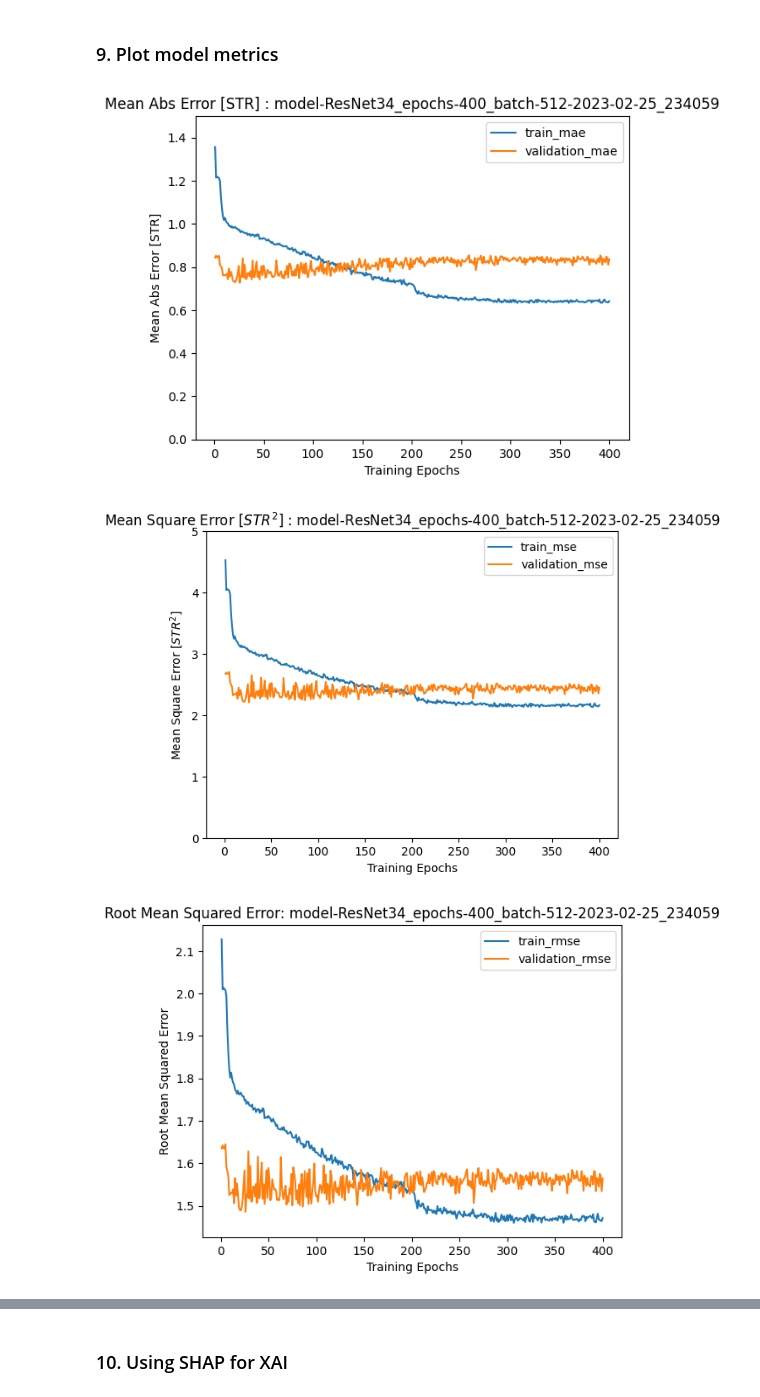
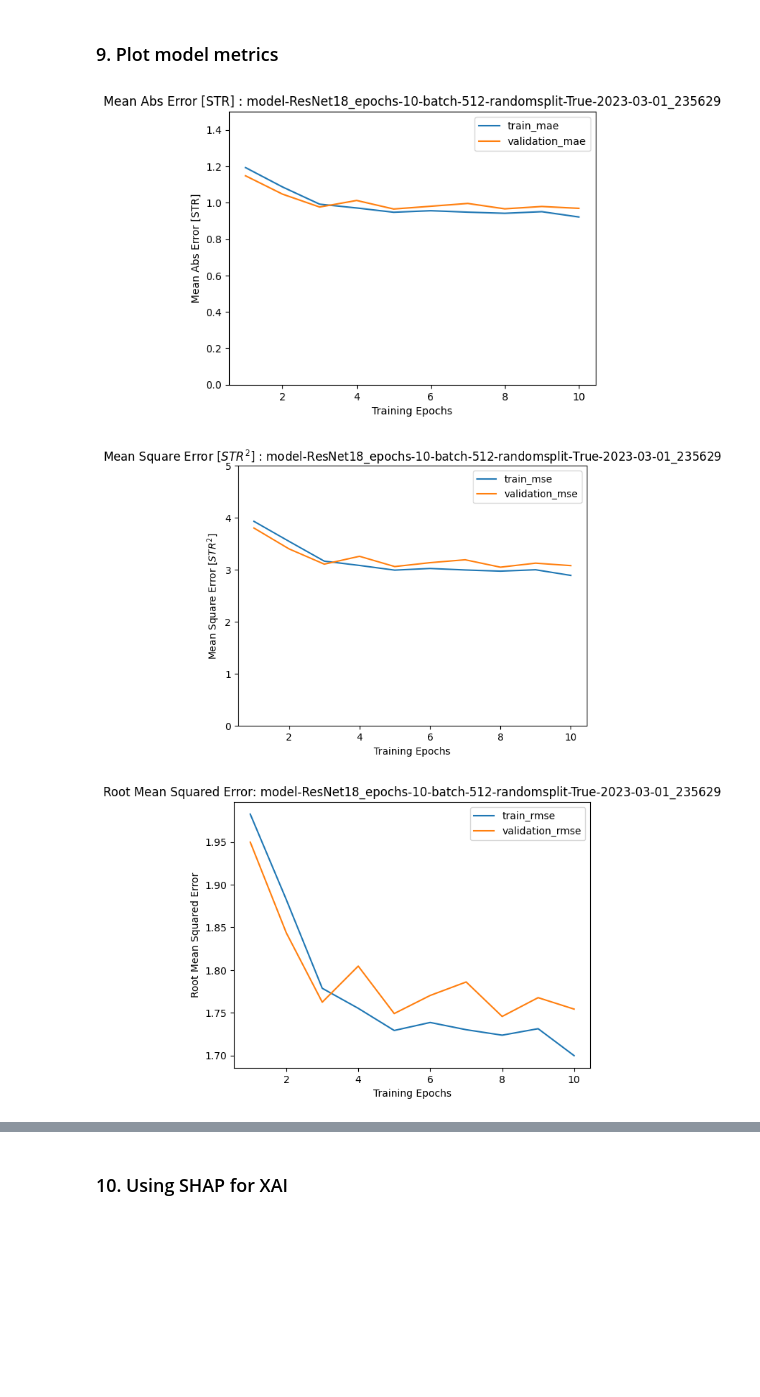
Before and after one commit to mystous/MDSM_ResNetbased, a Jupyter notebook: MDSMResnet_Various_Hyperparameter.ipynb, the cells around one changed output, grey strips where cells are left out. Saved outputs shown, nothing was run; the diff lists cells and outputs as text; code cells hidden in the pictures; blank space fills up the shorter version.

```diff
--- a/MDSMResnet_Various_Hyperparameter.ipynb
+++ b/MDSMResnet_Various_Hyperparameter.ipynb
@@ -42,6 +42,7 @@ import shap
 import time, sys
 import numpy
 import os
+import math
 
 from ResNet import Bottleneck, ResNet, ResNet50, ResNet18, ResNet34, ResNet101, ResNet152
 from torch.utils.data import Dataset, Subset
@@ -60,22 +61,22 @@ def is_running_on_ipython():
         return False
 
 #arg[1]
-EPOCHS = 400
+EPOCHS = 10
 #arg[2]
 BATCH_SIZE = 512
 #arg[3]
-net_type = "ResNet34"
+net_type = "ResNet18"
 #arg[4]
-split_random = False
+split_random = True
 #arg[5]
 path = ""
-
+display_path = ""
 
 web_running = is_running_on_ipython()
 
 def print_out_hyperparameter():
     print("Hyper-parameter of this Running")
-    print(f"Working Path[{path}], EPOCHS[{EPOCHS}], BATCH_SIZE[{BATCH_SIZE}], Model[{net_type}], Training data Split[{split_random}]")
+    print(f"Working Path[{display_path}], EPOCHS[{EPOCHS}], BATCH_SIZE[{BATCH_SIZE}], Model[{net_type}], Training data Split[{split_random}]")
 
 if len(sys.argv) >= 2 and web_running == False:
     for i in range(1, len(sys.argv)):
@@ -90,6 +91,7 @@ if len(sys.argv) >= 2 and web_running == False:
         elif i == 5:
             split_random = eval(sys.argv[i])
 
+display_path = path;
 
 print_out_hyperparameter()
 
@@ -469,8 +493,7 @@ results/2023-02-25_234059_jupyter/check_points/amazon_hmdvr_df_tokenized_sentime
 ### 9. Plot model metrics
 # %%
 if web_running == True:
-    plt.title("Mean Abs Error [STR] : model-{}_epochs-{}_batch-{}-{}"
-                       .format(net_type, EPOCHS, BATCH_SIZE, time_str))
+    plt.title("Mean Abs Error [STR] : {}".format(hyperparameter_str))
     plt.plot(range(1,EPOCHS+1),mae_history["train"],label="train_mae")
     plt.plot(range(1,EPOCHS+1),mae_history["val"],label="validation_mae")
     plt.ylabel("Mean Abs Error [STR]")
@@ -479,8 +502,7 @@ if web_running == True:
     plt.legend()
     plt.show()
 
-    plt.title("Mean Square Error [$STR^2$] : model-{}_epochs-{}_batch-{}-{}"
-                       .format(net_type, EPOCHS, BATCH_SIZE, time_str))
+    plt.title("Mean Square Error [$STR^2$] : {}".format(hyperparameter_str))
     plt.plot(range(1,EPOCHS+1),mse_history["train"],label="train_mse")
     plt.plot(range(1,EPOCHS+1),mse_history["val"],label="validation_mse")
     plt.ylabel("Mean Square Error [$STR^2$]")
@@ -489,47 +511,43 @@ if web_running == True:
     plt.legend()
     plt.show()
 
-    plt.title("Root Mean Squared Error: model-{}_epochs-{}_batch-{}-{}"
-                       .format(net_type, EPOCHS, BATCH_SIZE, time_str))
+    plt.title("Root Mean Squared Error: {}".format(hyperparameter_str))
     plt.plot(range(1,EPOCHS+1),rmse_history["train"],label="train_rmse")
     plt.plot(range(1,EPOCHS+1),rmse_history["val"],label="validation_rmse")
     plt.ylabel("Root Mean Squared Error")
     plt.xlabel("Training Epochs")
     #plt.ylim([0,1.5])
     plt.legend()
     plt.show()
 
-    plt.title("Mean Absolute Percentage Error : model-{}_epochs-{}_batch-{}-{}"
-                       .format(net_type, EPOCHS, BATCH_SIZE, time_str))
+    plt.title("Mean Absolute Percentage Error : {}".format(hyperparameter_str))
     plt.plot(range(1,EPOCHS+1),mape_history["train"],label="train_mape")
     plt.plot(range(1,EPOCHS+1),mape_history["val"],label="validation_mape")
     plt.ylabel("Mean Absolute Percentage Error(%)")
     plt.xlabel("Training Epochs")
     plt.ylim([0,100])
     plt.legend()
     plt.show()
 
-    plt.title("Mean Bias Error : model-{}_epochs-{}_batch-{}-{}"
-                       .format(net_type, EPOCHS, BATCH_SIZE, time_str))
+    plt.title("Mean Bias Error : {}".format(hyperparameter_str))
     plt.plot(range(1,EPOCHS+1),mbe_history["train"],label="train_mbe")
     plt.plot(range(1,EPOCHS+1),mbe_history["val"],label="validation_mbe")
     plt.ylabel("Mean Bias Error")
     plt.xlabel("Training Epochs")
     plt.ylim([0,1.5])
     plt.legend()
     plt.show()
 
-    plt.title("Train Accuracy : model-{}_epochs-{}_batch-{}-{}"
-                       .format(net_type, EPOCHS, BATCH_SIZE, time_str))
+    plt.title("Train Accuracy : {}".format(hyperparameter_str))
     plt.plot(range(1,EPOCHS+1),acc_history["train"],label="train_accuracy")
     plt.plot(range(1,EPOCHS+1),acc_history["val"],label="validation_accuracy")
     #plt.plot(range(1,EPOCHS+1),mse_history["val"],label="validation mse")
     plt.ylabel("Train Accuracy")
     plt.xlabel("Training Epochs")
     #plt.ylim([0,1.5])
     plt.legend()
     plt.show()
 # %% [output]
-[figure, old version]
+[figure, new version]
-[figure, old version]
+[figure, new version]
-[figure, old version]
+[figure, new version]
```
Also changed, not shown: parts of 23 cells of this notebook, 4 other files.
